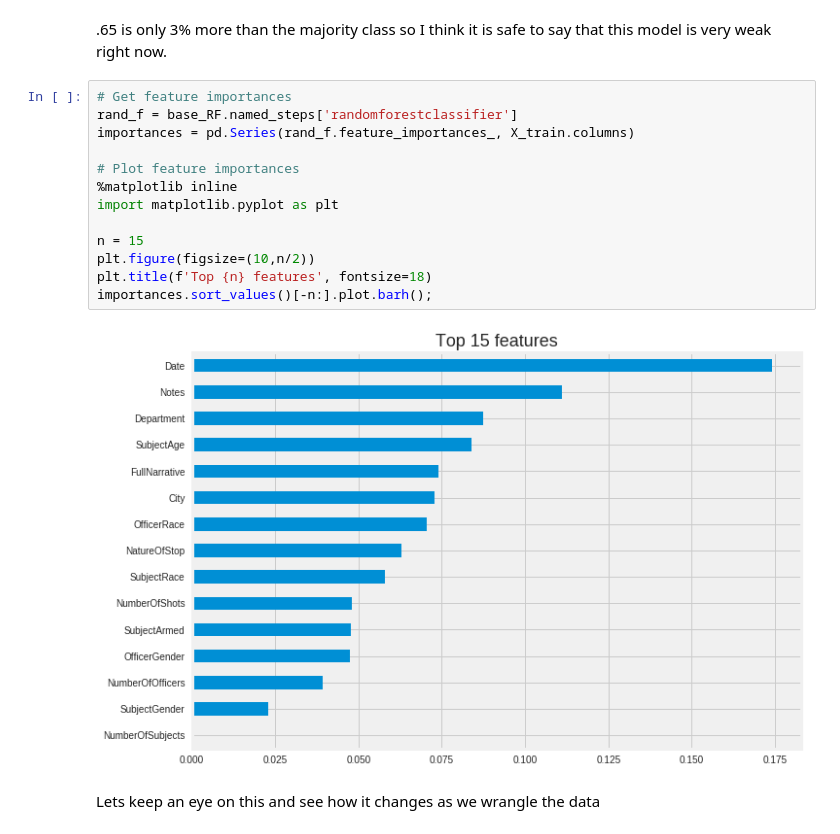
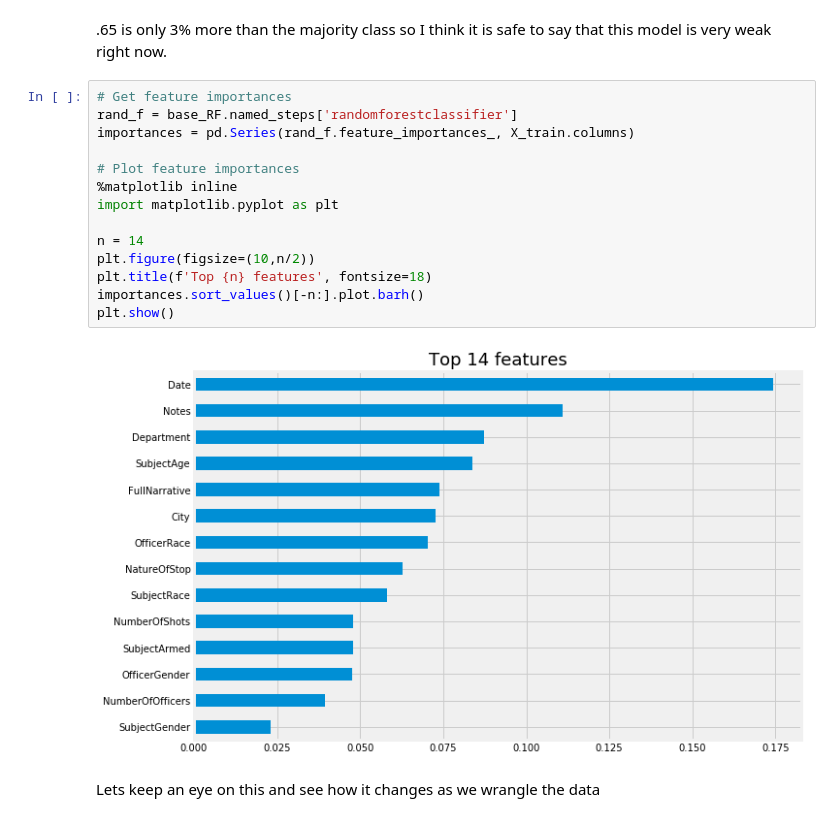
Before and after one commit to adamlutzz/DS-Unit-2-Applied-Modeling, a Jupyter notebook: Fatal_Police_Encounters.ipynb, the cells around one changed output. Saved outputs shown, nothing was run; the diff lists cells and outputs as text.

```diff
--- a/Fatal_Police_Encounters.ipynb
+++ b/Fatal_Police_Encounters.ipynb
@@ -183,18 +199,19 @@ Validation Accuracy 0.6505681818181818
 # %%
 # Get feature importances
 rand_f = base_RF.named_steps['randomforestclassifier']
 importances = pd.Series(rand_f.feature_importances_, X_train.columns)
 
 # Plot feature importances
 %matplotlib inline
 import matplotlib.pyplot as plt
 
-n = 15
+n = 14
 plt.figure(figsize=(10,n/2))
 plt.title(f'Top {n} features', fontsize=18)
-importances.sort_values()[-n:].plot.barh();
+importances.sort_values()[-n:].plot.barh()
+plt.show()
 # %% [output]
-[figure, old version]
+[figure, new version]
 # %% [markdown]
 Lets keep an eye on this and see how it changes as we wrangle the data
 # %% [markdown]
```
Also changed, not shown: parts of 12 cells of this notebook.
